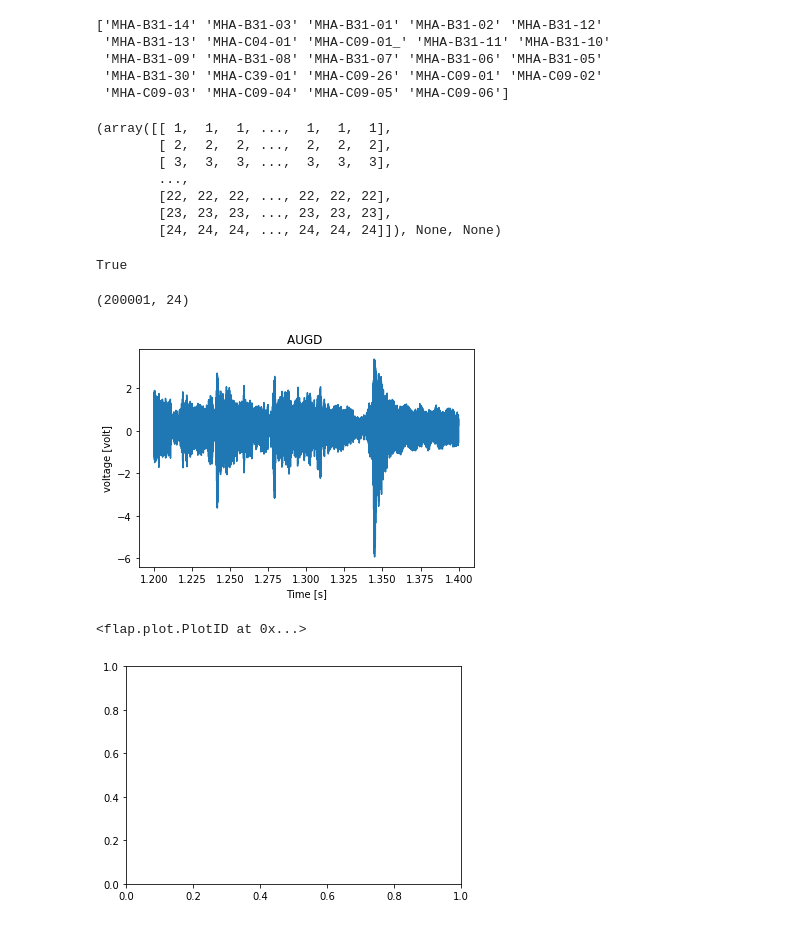
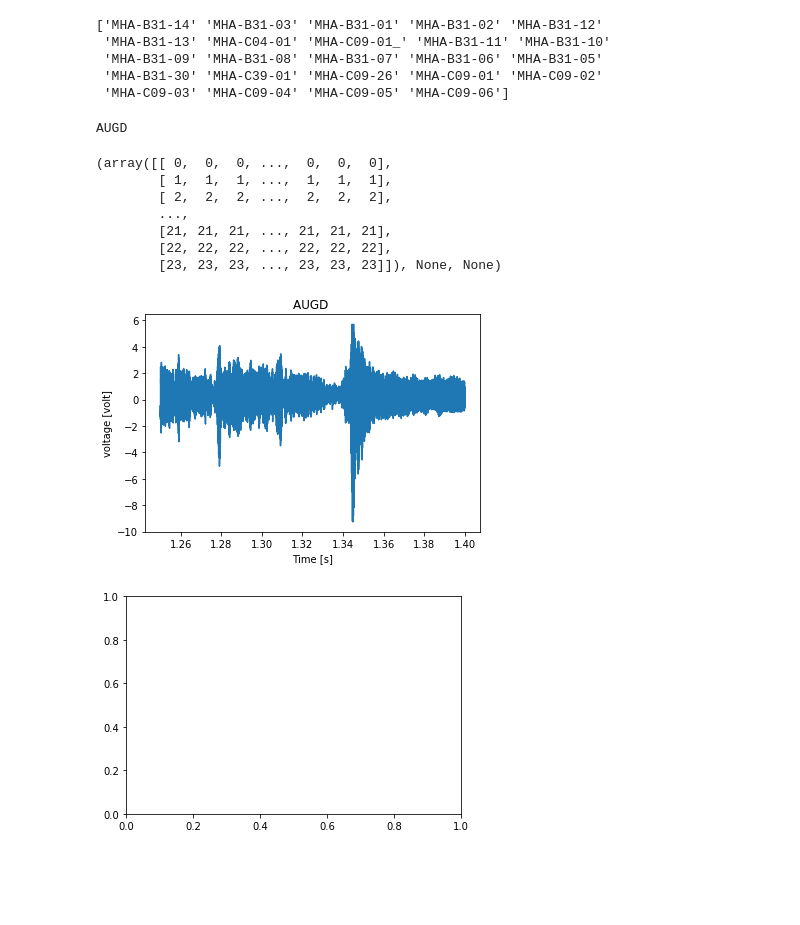
Before and after one commit to martonvavrik/fusion_research, a Jupyter notebook: Flap storage.ipynb, the cells around one changed output. Saved outputs shown, nothing was run; the diff lists cells and outputs as text; code cells hidden in the pictures; blank space fills up the shorter version.

```diff
--- a/Flap storage.ipynb
+++ b/Flap storage.ipynb
@@ -108,10 +93,27 @@ channel_name = flap.Coordinate(name="Channels",
 channel_no = flap.Coordinate(name="Channel_no",
                           unit="no",
                           mode = flap.CoordinateMode(equidistant=True),
-                          start=1,
+                          start=0,
                           step=1,
                           dimension_list=[0]
                          )
+
+theta_ax =flap.Coordinate(name="Theta",
+                          unit="rad",
+                          mode = flap.CoordinateMode(equidistant=False),
+                          values=loaded_sav["theta"],
+                          dimension_list=[0],
+                          shape = len(loaded_sav["theta"])
+                         )
+
+phi_ax =flap.Coordinate(name="Phi",
+                          unit="rad",
+                          mode = flap.CoordinateMode(equidistant=False),
+                          values=loaded_sav["phi"],
+                          dimension_list=[0],
+                          shape = len(loaded_sav["phi"])
+                         )
+
 print(channel_name.values)
 # %% [output]
 ['MHA-B31-14' 'MHA-B31-03' 'MHA-B31-01' 'MHA-B31-02' 'MHA-B31-12'
@@ -124,36 +126,30 @@ flap_object= flap.DataObject(
                       data_array = loaded_sav['data'],
                       data_unit = flap.Unit(name= 'voltage', unit= 'volt'),
                       exp_id = str(loaded_sav['expname'])[2:-1],
-                      coordinates = [time_ax,channel_name,channel_no],
+                      coordinates = [time_ax,channel_name,channel_no,theta_ax,phi_ax],
                       data_shape=loaded_sav['data'].shape
                      )
 # %%
+print(flap_object.exp_id)
 #type(flap_object.coordinate('Channel_no')[0][0,0])
 flap_object.coordinate('Channel_no')
 # %% [output]
-(array([[ 1,  1,  1, ...,  1,  1,  1],
-        [ 2,  2,  2, ...,  2,  2,  2],
-        [ 3,  3,  3, ...,  3,  3,  3],
-        ...,
-        [22, 22, 22, ..., 22, 22, 22],
-        [23, 23, 23, ..., 23, 23, 23],
-        [24, 24, 24, ..., 24, 24, 24]]), None, None)
+AUGD
+(array([[ 0,  0,  0, ...,  0,  0,  0],
+        [ 1,  1,  1, ...,  1,  1,  1],
+        [ 2,  2,  2, ...,  2,  2,  2],
+        ...,
+        [21, 21, 21, ..., 21, 21, 21],
+        [22, 22, 22, ..., 22, 22, 22],
+        [23, 23, 23, ..., 23, 23, 23]]), None, None)
-# %%
-flap_object.get_coordinate_object("Channels").non_interpol(loaded_sav['data'].shape)
-# %% [output]
-True
-# %%
-np.transpose(loaded_sav['data']).shape
-# %% [output]
-(200001, 24)
 # %%
-new_dataobject = flap_object.slice_data(slicing={"Channel_no":int(3)}).slice_data(slicing={"Time":flap.Intervals(1.2,1.4)})
+sliced_object = flap_object.slice_data(slicing={"Channel_no":int(3)}).slice_data(slicing={"Time":flap.Intervals(1.25,1.4)})
 #short_dataobject = new_dataobject.slice_data(slicing={"Time":flap.Intervals(1.2,1.4)})
-# %%
-new_dataobject.plot()
-# %% [output]
-[figure, removed]
-<flap.plot.PlotID at 0x...>
-[figure, removed]
+# %%
+plt1 =sliced_object.plot()
+#plt1.ylim(-6,2)
+# %% [output]
+[figure, added]
+[figure, added]
 # %%
 flap_object.plot(plot_type = 'multi xy')
```
Also changed, not shown: parts of 20 cells of this notebook.
